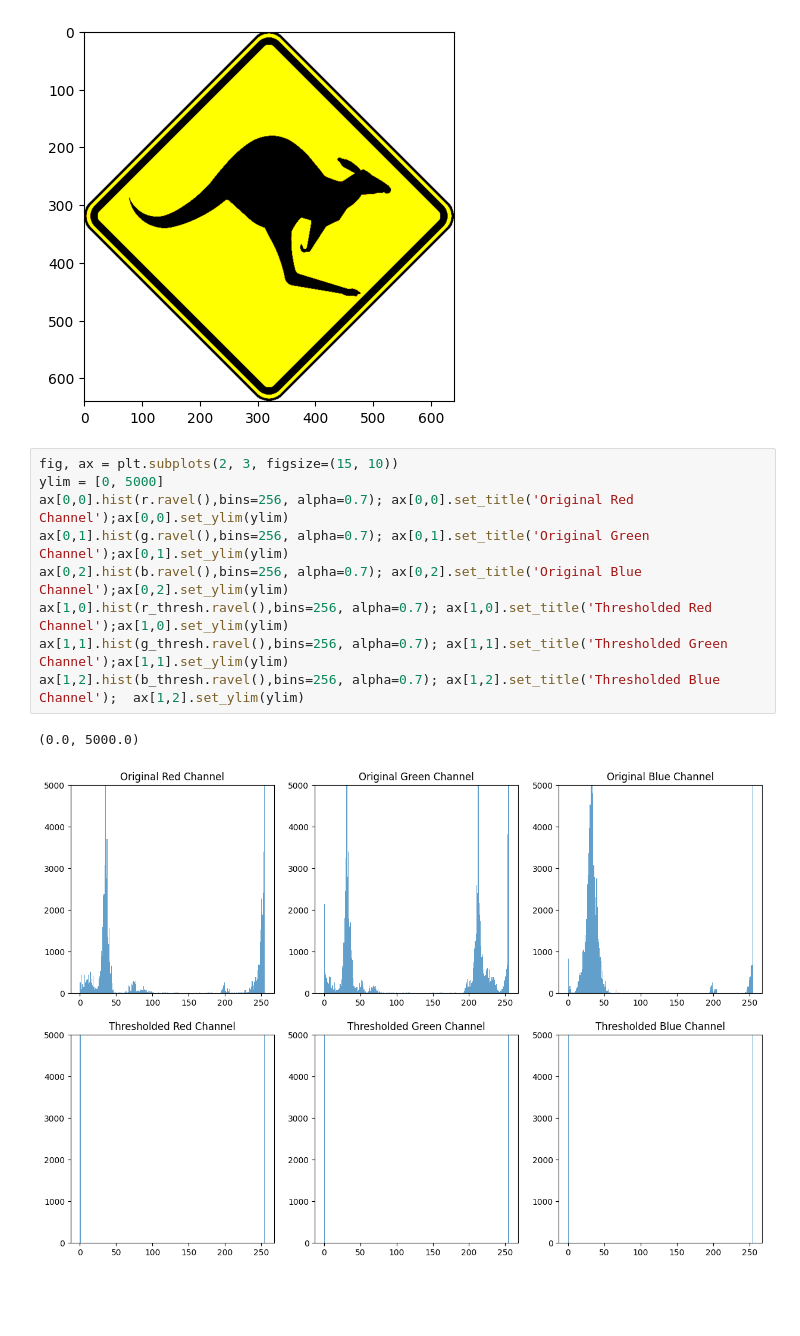
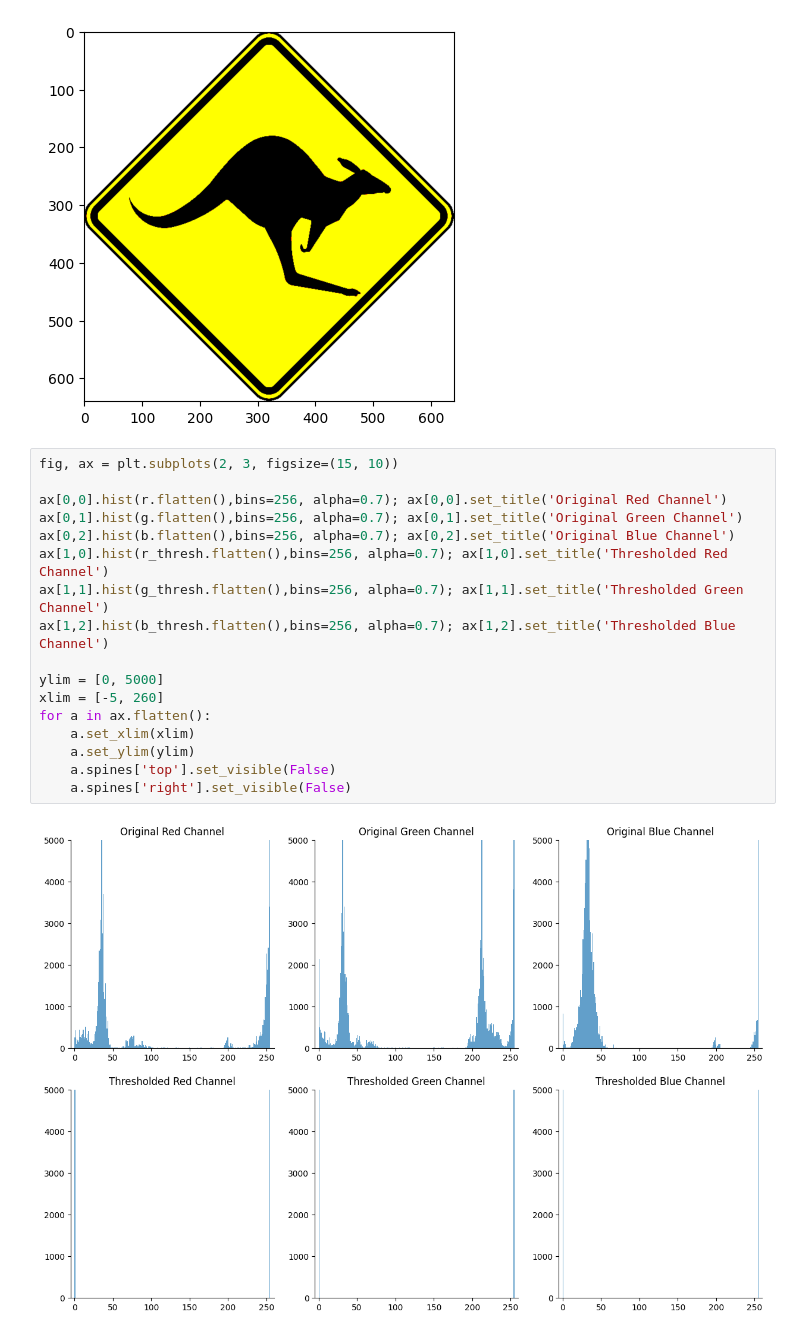
Before and after one commit to kurtgrothe/opencv, a Jupyter notebook: courses/1-mastering-opencv-with-python/modules/2-basic-img-operations/code/2-thresholding.ipynb, the cells around one changed output. Drawn from its saved outputs; the diff is of its cells as text; blank space fills up the shorter version.

Commit message:
Thresholding complete

```diff
--- a/courses/1-mastering-opencv-with-python/modules/2-basic-img-operations/code/2-thresholding.ipynb
+++ b/courses/1-mastering-opencv-with-python/modules/2-basic-img-operations/code/2-thresholding.ipynb
@@ -75,13 +79,20 @@ b: median=0.0, mean=117.083349609375
 [figure]
 # %%
 fig, ax = plt.subplots(2, 3, figsize=(15, 10))
+
+ax[0,0].hist(r.flatten(),bins=256, alpha=0.7); ax[0,0].set_title('Original Red Channel')
+ax[0,1].hist(g.flatten(),bins=256, alpha=0.7); ax[0,1].set_title('Original Green Channel')
+ax[0,2].hist(b.flatten(),bins=256, alpha=0.7); ax[0,2].set_title('Original Blue Channel')
+ax[1,0].hist(r_thresh.flatten(),bins=256, alpha=0.7); ax[1,0].set_title('Thresholded Red Channel')
+ax[1,1].hist(g_thresh.flatten(),bins=256, alpha=0.7); ax[1,1].set_title('Thresholded Green Channel')
+ax[1,2].hist(b_thresh.flatten(),bins=256, alpha=0.7); ax[1,2].set_title('Thresholded Blue Channel')
+
 ylim = [0, 5000]
-ax[0,0].hist(r.ravel(),bins=256, alpha=0.7); ax[0,0].set_title('Original Red Channel');ax[0,0].set_ylim(ylim)
-ax[0,1].hist(g.ravel(),bins=256, alpha=0.7); ax[0,1].set_title('Original Green Channel');ax[0,1].set_ylim(ylim)
-ax[0,2].hist(b.ravel(),bins=256, alpha=0.7); ax[0,2].set_title('Original Blue Channel');ax[0,2].set_ylim(ylim)
-ax[1,0].hist(r_thresh.ravel(),bins=256, alpha=0.7); ax[1,0].set_title('Thresholded Red Channel');ax[1,0].set_ylim(ylim)
-ax[1,1].hist(g_thresh.ravel(),bins=256, alpha=0.7); ax[1,1].set_title('Thresholded Green Channel');ax[1,1].set_ylim(ylim)
-ax[1,2].hist(b_thresh.ravel(),bins=256, alpha=0.7); ax[1,2].set_title('Thresholded Blue Channel');  ax[1,2].set_ylim(ylim)
+xlim = [-5, 260]
+for a in ax.flatten():
+    a.set_xlim(xlim)
+    a.set_ylim(ylim)
+    a.spines['top'].set_visible(False)
+    a.spines['right'].set_visible(False)
 # %% [output]
-(0.0, 5000.0)
-[figure, old version]
+[figure, new version]
```
Also changed, not shown: parts of 7 cells of this notebook.
